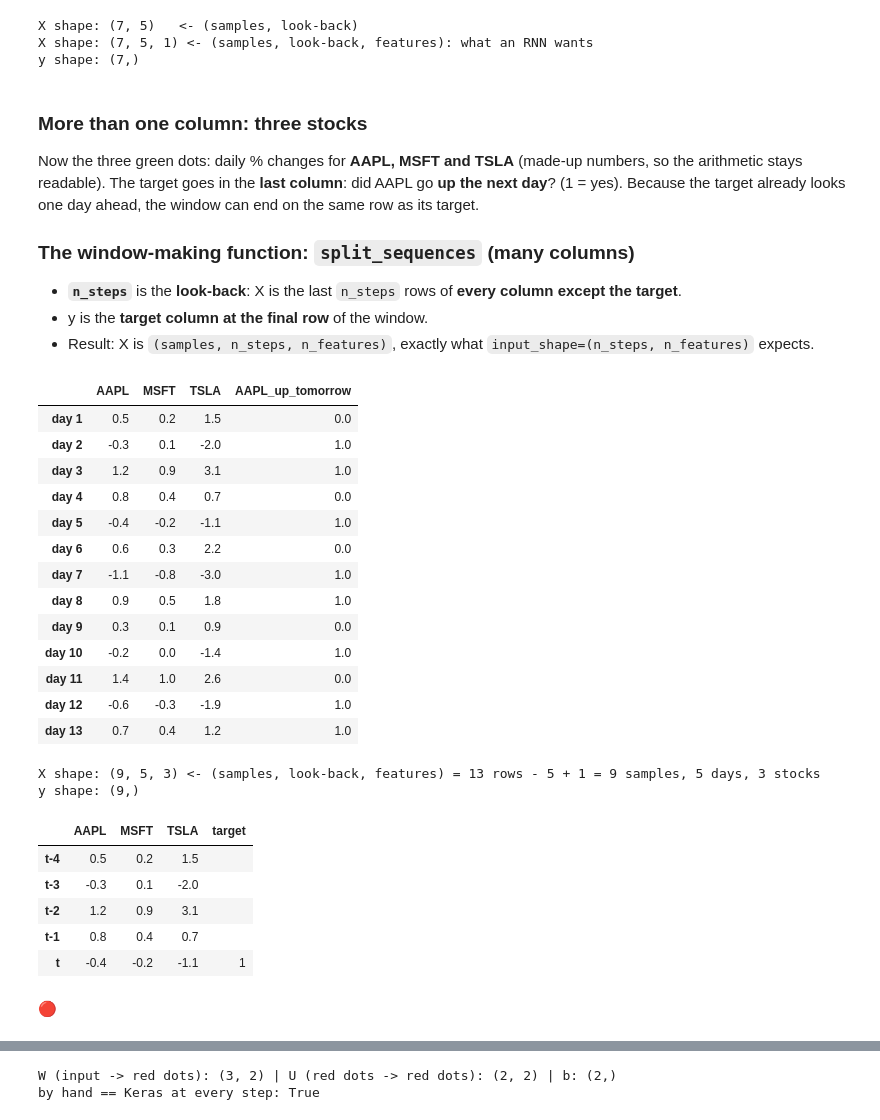
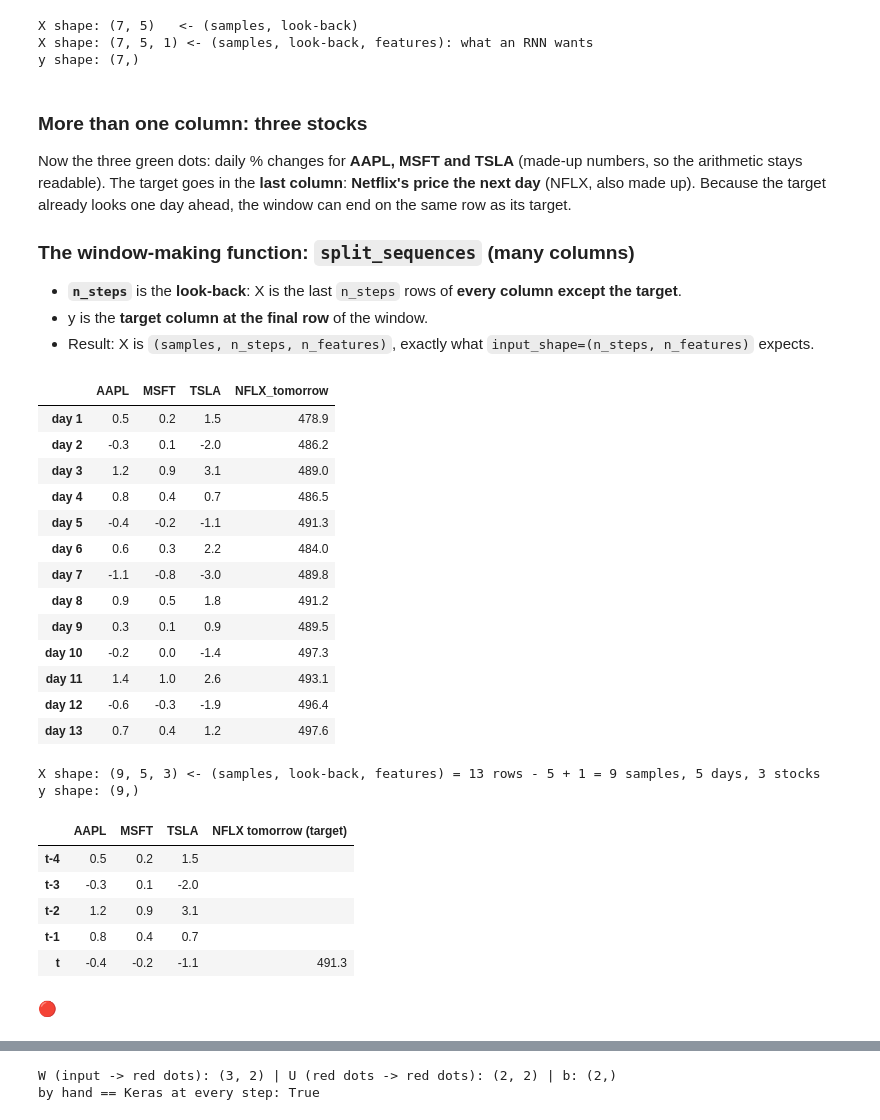
Before and after one commit to drdave-teaching/OPIM5509-notebooks, a Jupyter notebook: Module4/RNN_Samples_and_the_Hidden_State.ipynb, the cells around one changed output, grey strips where cells are left out. Drawn from its saved outputs; the diff is of its cells as text; code cells hidden in the pictures.

```diff
--- a/Module4/RNN_Samples_and_the_Hidden_State.ipynb
+++ b/Module4/RNN_Samples_and_the_Hidden_State.ipynb
@@ -73,7 +73,7 @@ y shape: (7,)
 # %% [markdown]
 ### More than one column: three stocks
 
-Now the three green dots: daily % changes for **AAPL, MSFT and TSLA** (made-up numbers, so the arithmetic stays readable). The target goes in the **last column**: did AAPL go **up the next day**? (1 = yes). Because the target already looks one day ahead, the window can end on the same row as its target.
+Now the three green dots: daily % changes for **AAPL, MSFT and TSLA** (made-up numbers, so the arithmetic stays readable). The target goes in the **last column**: **Netflix's price the next day** (NFLX, also made up). Because the target already looks one day ahead, the window can end on the same row as its target.
 
 ### The window-making function: `split_sequences` (many columns)
 
@@ -83,27 +83,28 @@ Now the three green dots: daily % changes for **AAPL, MSFT and TSLA** (made-up n
 # %%
 stocks = pd.DataFrame({
     "AAPL": [0.5, -0.3, 1.2, 0.8, -0.4, 0.6, -1.1, 0.9, 0.3, -0.2, 1.4, -0.6, 0.7, 0.2],
     "MSFT": [0.2,  0.1, 0.9, 0.4, -0.2, 0.3, -0.8, 0.5, 0.1,  0.0, 1.0, -0.3, 0.4, 0.1],
     "TSLA": [1.5, -2.0, 3.1, 0.7, -1.1, 2.2, -3.0, 1.8, 0.9, -1.4, 2.6, -1.9, 1.2, 0.5]},
     index=[f"day {d}" for d in range(1, 15)])
-stocks["AAPL_up_tomorrow"] = (stocks["AAPL"].shift(-1) > 0).astype(float)   # target LAST
+nflx = [480.1, 478.9, 486.2, 489.0, 486.5, 491.3, 484.0, 489.8, 491.2, 489.5, 497.3, 493.1, 496.4, 497.6]
+stocks["NFLX_tomorrow"] = pd.Series(nflx, index=stocks.index).shift(-1)   # target LAST: Netflix's price the next day
 stocks = stocks.iloc[:-1]                                                   # day 14 has no 'tomorrow'
 stocks
 # %% [output]
-|  | AAPL | MSFT | TSLA | AAPL_up_tomorrow |
-| day 1 | 0.5 | 0.2 | 1.5 | 0.0 |
-| day 2 | -0.3 | 0.1 | -2.0 | 1.0 |
-| day 3 | 1.2 | 0.9 | 3.1 | 1.0 |
-| day 4 | 0.8 | 0.4 | 0.7 | 0.0 |
-| day 5 | -0.4 | -0.2 | -1.1 | 1.0 |
-| day 6 | 0.6 | 0.3 | 2.2 | 0.0 |
-| day 7 | -1.1 | -0.8 | -3.0 | 1.0 |
-| day 8 | 0.9 | 0.5 | 1.8 | 1.0 |
-| day 9 | 0.3 | 0.1 | 0.9 | 0.0 |
-| day 10 | -0.2 | 0.0 | -1.4 | 1.0 |
-| day 11 | 1.4 | 1.0 | 2.6 | 0.0 |
-| day 12 | -0.6 | -0.3 | -1.9 | 1.0 |
-| day 13 | 0.7 | 0.4 | 1.2 | 1.0 |
+|  | AAPL | MSFT | TSLA | NFLX_tomorrow |
+| day 1 | 0.5 | 0.2 | 1.5 | 478.9 |
+| day 2 | -0.3 | 0.1 | -2.0 | 486.2 |
+| day 3 | 1.2 | 0.9 | 3.1 | 489.0 |
+| day 4 | 0.8 | 0.4 | 0.7 | 486.5 |
+| day 5 | -0.4 | -0.2 | -1.1 | 491.3 |
+| day 6 | 0.6 | 0.3 | 2.2 | 484.0 |
+| day 7 | -1.1 | -0.8 | -3.0 | 489.8 |
+| day 8 | 0.9 | 0.5 | 1.8 | 491.2 |
+| day 9 | 0.3 | 0.1 | 0.9 | 489.5 |
+| day 10 | -0.2 | 0.0 | -1.4 | 497.3 |
+| day 11 | 1.4 | 1.0 | 2.6 | 493.1 |
+| day 12 | -0.6 | -0.3 | -1.9 | 496.4 |
+| day 13 | 0.7 | 0.4 | 1.2 | 497.6 |
 # %%
 def split_sequences(sequences, n_steps):
     X, y = [], []
@@ -122,21 +123,21 @@ y shape: (9,)
 # %%
 # one sample, the way the RNN will read it: 5 days (oldest first) x 3 stocks
 sample = X3[0]
-pd.DataFrame(sample, columns=["AAPL", "MSFT", "TSLA"], index=["t-4", "t-3", "t-2", "t-1", "t"]).assign(**{"target": ["", "", "", "", int(y3[0])]})
+pd.DataFrame(sample, columns=["AAPL", "MSFT", "TSLA"], index=["t-4", "t-3", "t-2", "t-1", "t"]).assign(**{"NFLX tomorrow (target)": ["", "", "", "", y3[0]]})
 # %% [output]
-|  | AAPL | MSFT | TSLA | target |
+|  | AAPL | MSFT | TSLA | NFLX tomorrow (target) |
 | t-4 | 0.5 | 0.2 | 1.5 |  |
 | t-3 | -0.3 | 0.1 | -2.0 |  |
 | t-2 | 1.2 | 0.9 | 3.1 |  |
 | t-1 | 0.8 | 0.4 | 0.7 |  |
-| t | -0.4 | -0.2 | -1.1 | 1 |
+| t | -0.4 | -0.2 | -1.1 | 491.3 |
 # %% [markdown]
 🔴
 <!-- 🎙 DAVE TALKING POINTS — M4 · 1c — What the red dots do: one step at a time, then Dense (or another RNN)
 - One sample, 5 days x 3 stocks. The SimpleRNN has 2 hidden units: the two red dots. Play the GIF: they start at [0, 0], and at each day they're recomputed from TODAY's 3 green dots and the PREVIOUS red dots.
 - The formula on screen: h_t = tanh(x_t W + h_{t-1} U + b). Same W, U, b at every step - one small network reused 5 times. That's why the parameter count ignores the look-back.
 - Now the proof: pull W, U, b out of a Keras SimpleRNN, run the loop in NumPy, print the red dots after every day, and compare with Keras - identical.
-- Default return_sequences=False: only the LAST pair goes on, shape (None, 2), into Dense(1, sigmoid) for P(AAPL up).
+- Default return_sequences=False: only the LAST pair goes on, shape (None, 2), into Dense(1) with a LINEAR activation: a number, Netflix's price. (In practice, scale the target first so that number lands in a sensible range.)
 - Stacking: return_sequences=True keeps all 5 pairs, shape (None, 5, 2) - a new sequence, 2 features per step - and a second SimpleRNN reads it the same way. Its i is 2 (the first layer's red dots), so it has 2(2+2)+2 = 10 params, not 12. Total 12 + 10 + 3 = 25 - read it off summary().
 -->
 # %% [markdown]
```
Also changed, not shown: parts of 4 cells of this notebook, 3 other files.
